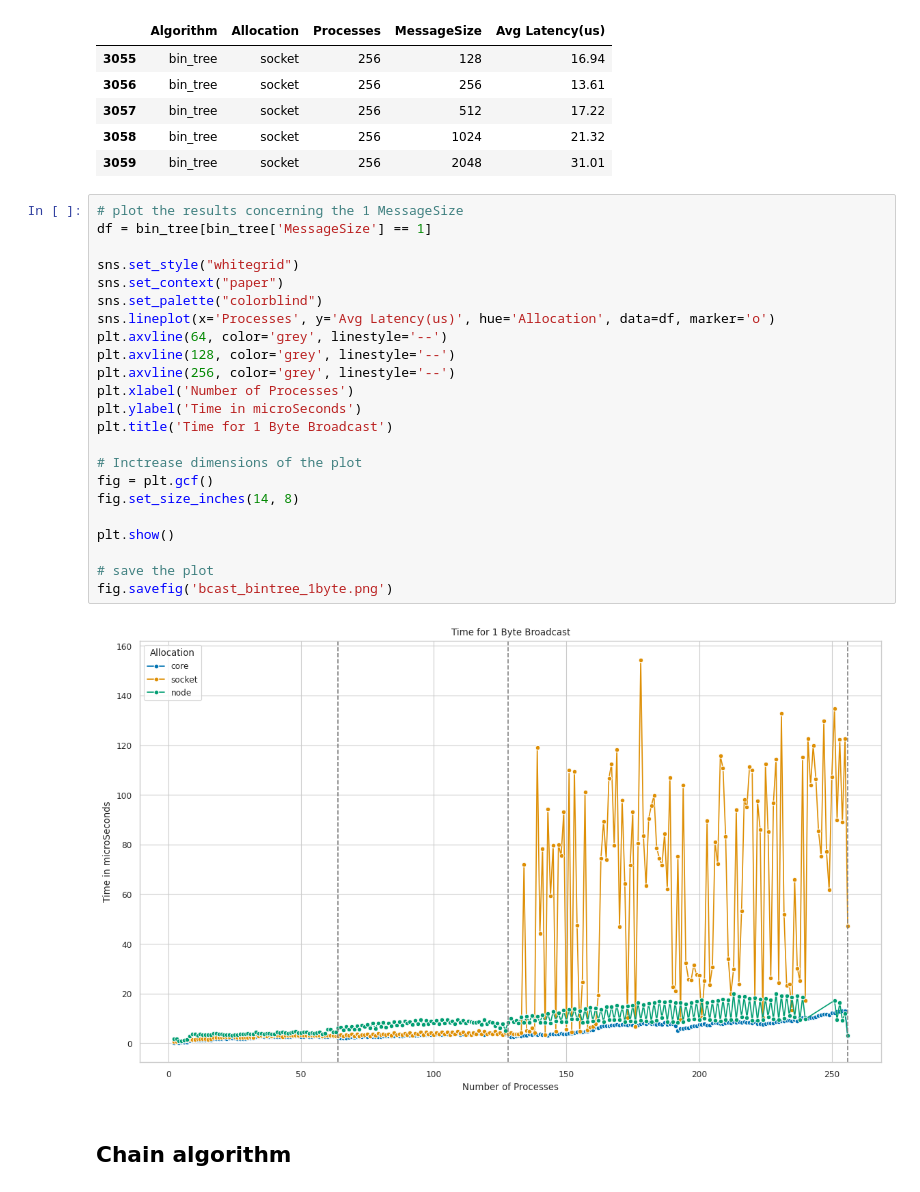
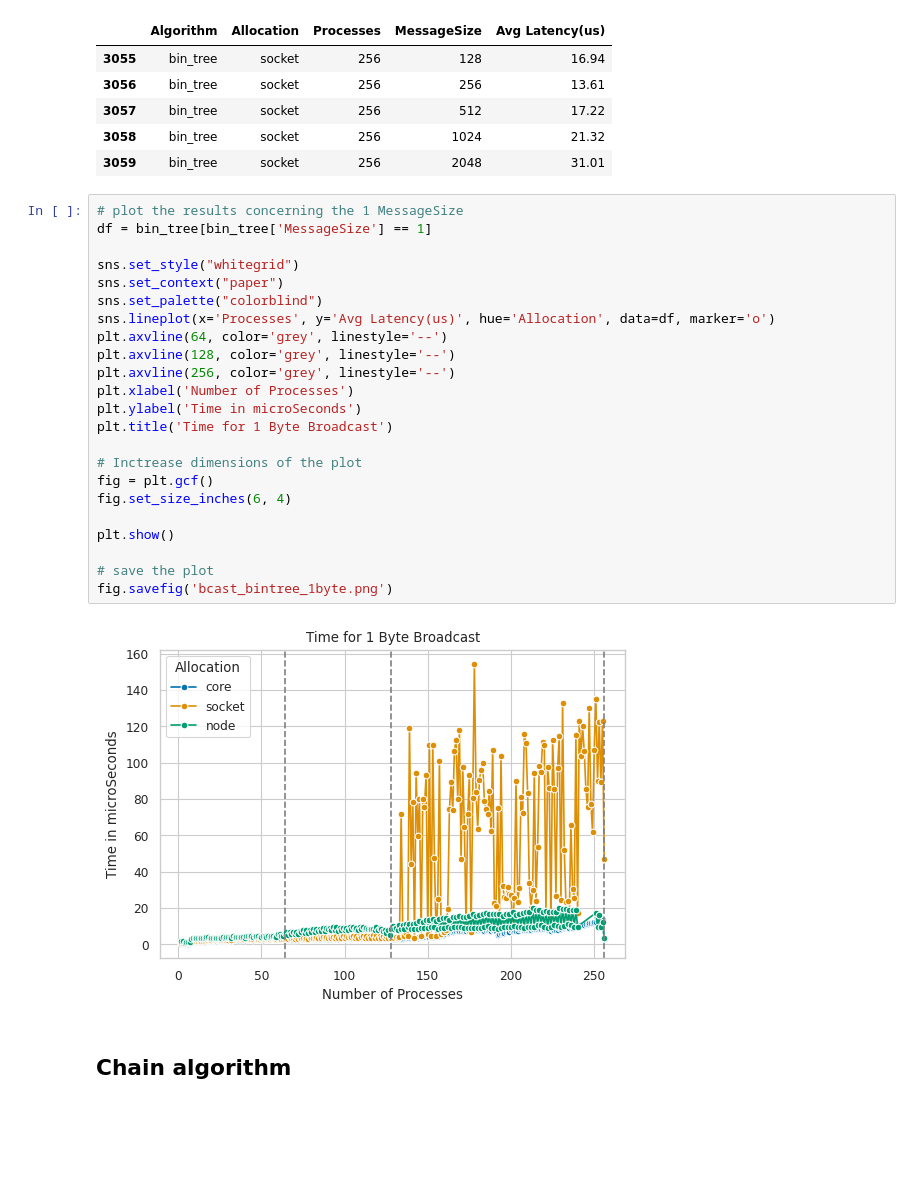
Before and after one commit to ValentinisAlessio/HPC_final_project, a Jupyter notebook: exercise1/plots/plots_bcast.ipynb, the cells around one changed output. Saved outputs shown, nothing was run; the diff lists cells and outputs as text; blank space fills up the shorter version.

Commit message:
Inserted figures in report

```diff
--- a/exercise1/plots/plots_bcast.ipynb
+++ b/exercise1/plots/plots_bcast.ipynb
@@ -30,28 +30,28 @@ bin_tree_socket.tail()
 # %%
 # plot the results concerning the 1 MessageSize
 df = bin_tree[bin_tree['MessageSize'] == 1]
 
 sns.set_style("whitegrid")
 sns.set_context("paper")
 sns.set_palette("colorblind")
 sns.lineplot(x='Processes', y='Avg Latency(us)', hue='Allocation', data=df, marker='o')
 plt.axvline(64, color='grey', linestyle='--')
 plt.axvline(128, color='grey', linestyle='--')
 plt.axvline(256, color='grey', linestyle='--')
 plt.xlabel('Number of Processes')
 plt.ylabel('Time in microSeconds')
 plt.title('Time for 1 Byte Broadcast')
 
 # Inctrease dimensions of the plot
 fig = plt.gcf()
-fig.set_size_inches(14, 8)
+fig.set_size_inches(6, 4)
 
 plt.show()
 
 # save the plot
 fig.savefig('bcast_bintree_1byte.png')
 # %% [output]
-[figure, old version]
+[figure, new version]
 # %% [markdown]
 ## Chain algorithm
 # %%
```
Also changed, not shown: parts of 8 cells of this notebook, 9 other files.
